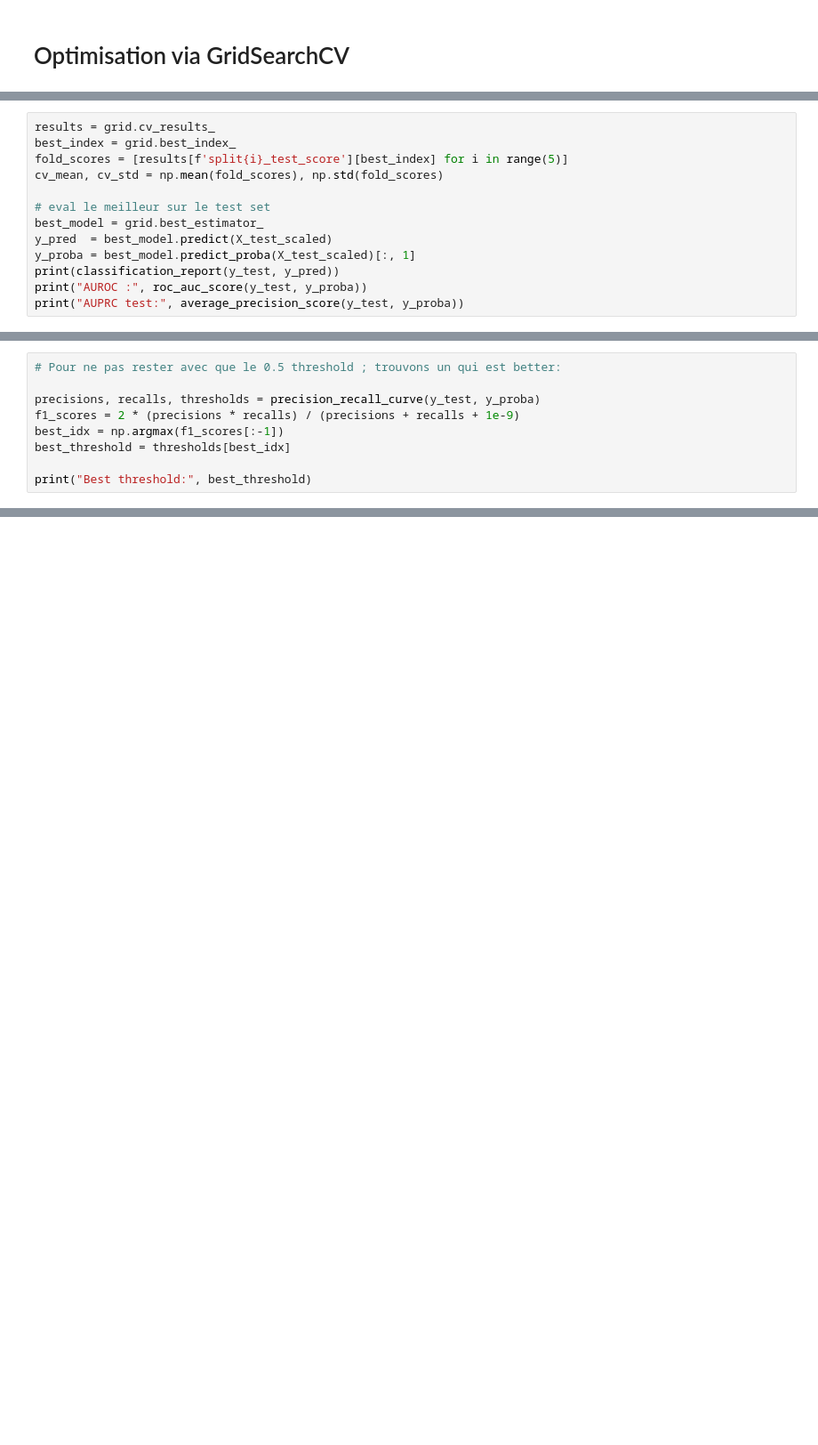
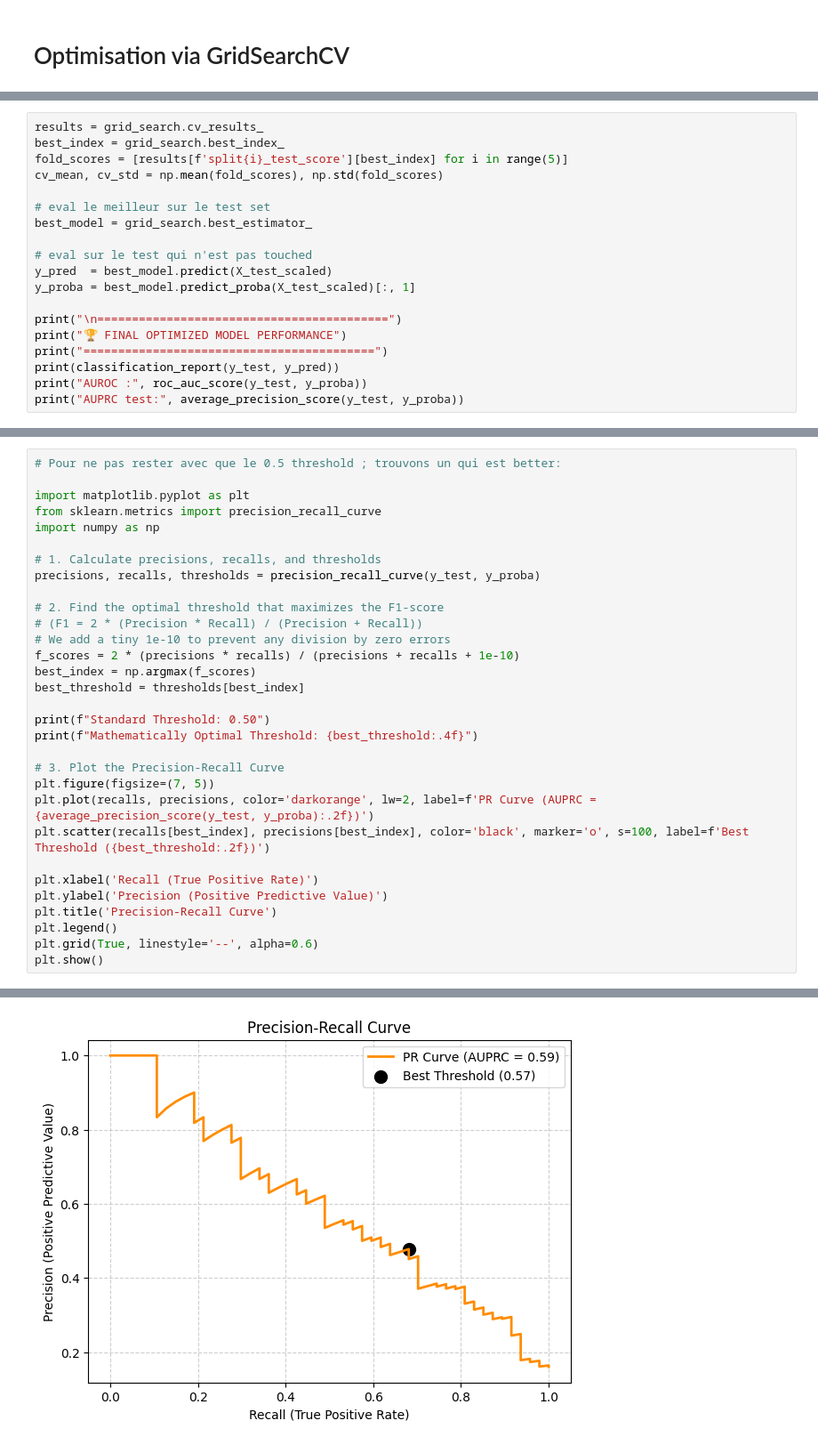
Before and after one commit to ankim21/attrition_ds_esn, a Jupyter notebook: P3.ipynb, the cells around one changed output, grey strips where cells are left out. Shown at 89% size. Cells and saved outputs as stored; diff of their text form; blank space fills up the shorter version.

```diff
--- a/P3.ipynb
+++ b/P3.ipynb
@@ -1314,13 +1476,19 @@ Meilleur Average Precision (CV)  : 0.6241343652414262
 # %%
-results = grid.cv_results_
-best_index = grid.best_index_
+results = grid_search.cv_results_
+best_index = grid_search.best_index_
 fold_scores = [results[f'split{i}_test_score'][best_index] for i in range(5)]
 cv_mean, cv_std = np.mean(fold_scores), np.std(fold_scores)
 
 # eval le meilleur sur le test set
-best_model = grid.best_estimator_
+best_model = grid_search.best_estimator_
+
+# eval sur le test qui n'est pas touched
 y_pred  = best_model.predict(X_test_scaled)
 y_proba = best_model.predict_proba(X_test_scaled)[:, 1]
+
+print("\n==========================================")
+print("🏆 FINAL OPTIMIZED MODEL PERFORMANCE")
+print("==========================================")
 print(classification_report(y_test, y_pred))
 print("AUROC :", roc_auc_score(y_test, y_proba))
 print("AUPRC test:", average_precision_score(y_test, y_proba))
@@ -1339,10 +1509,32 @@ AUPRC test: 0.5512886979876199
 # %%
 # Pour ne pas rester avec que le 0.5 threshold ; trouvons un qui est better:
 
+import matplotlib.pyplot as plt
+from sklearn.metrics import precision_recall_curve
+import numpy as np
+
+# 1. Calculate precisions, recalls, and thresholds
 precisions, recalls, thresholds = precision_recall_curve(y_test, y_proba)
-f1_scores = 2 * (precisions * recalls) / (precisions + recalls + 1e-9)
-best_idx = np.argmax(f1_scores[:-1])
-best_threshold = thresholds[best_idx]
 
-print("Best threshold:", best_threshold)
+# 2. Find the optimal threshold that maximizes the F1-score
+# (F1 = 2 * (Precision * Recall) / (Precision + Recall))
+# We add a tiny 1e-10 to prevent any division by zero errors
+f_scores = 2 * (precisions * recalls) / (precisions + recalls + 1e-10)
+best_index = np.argmax(f_scores)
+best_threshold = thresholds[best_index]
+
+print(f"Standard Threshold: 0.50")
+print(f"Mathematically Optimal Threshold: {best_threshold:.4f}")
+
+# 3. Plot the Precision-Recall Curve
+plt.figure(figsize=(7, 5))
+plt.plot(recalls, precisions, color='darkorange', lw=2, label=f'PR Curve (AUPRC = {average_precision_score(y_test, y_proba):.2f})')
+plt.scatter(recalls[best_index], precisions[best_index], color='black', marker='o', s=100, label=f'Best Threshold ({best_threshold:.2f})')
+
+plt.xlabel('Recall (True Positive Rate)')
+plt.ylabel('Precision (Positive Predictive Value)')
+plt.title('Precision-Recall Curve')
+plt.legend()
+plt.grid(True, linestyle='--', alpha=0.6)
+plt.show()
 # %% [output]
@@ -1350 +1543,2 @@ Best threshold: 0.5286413344157181
+[figure, added]
 # %%
```
Also changed, not shown: parts of 52 cells of this notebook, 1 other file.
